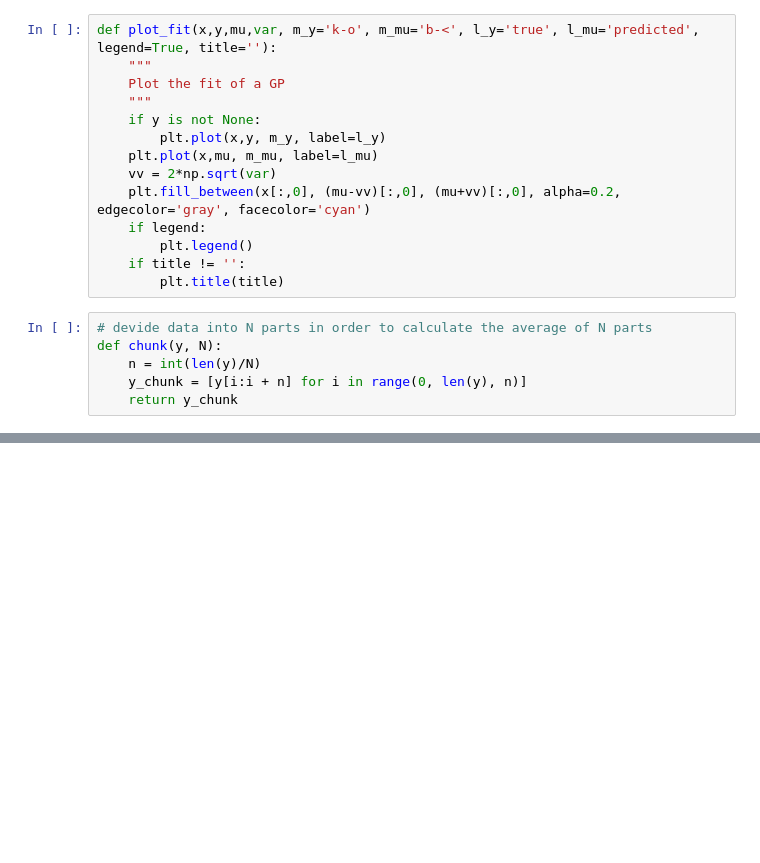
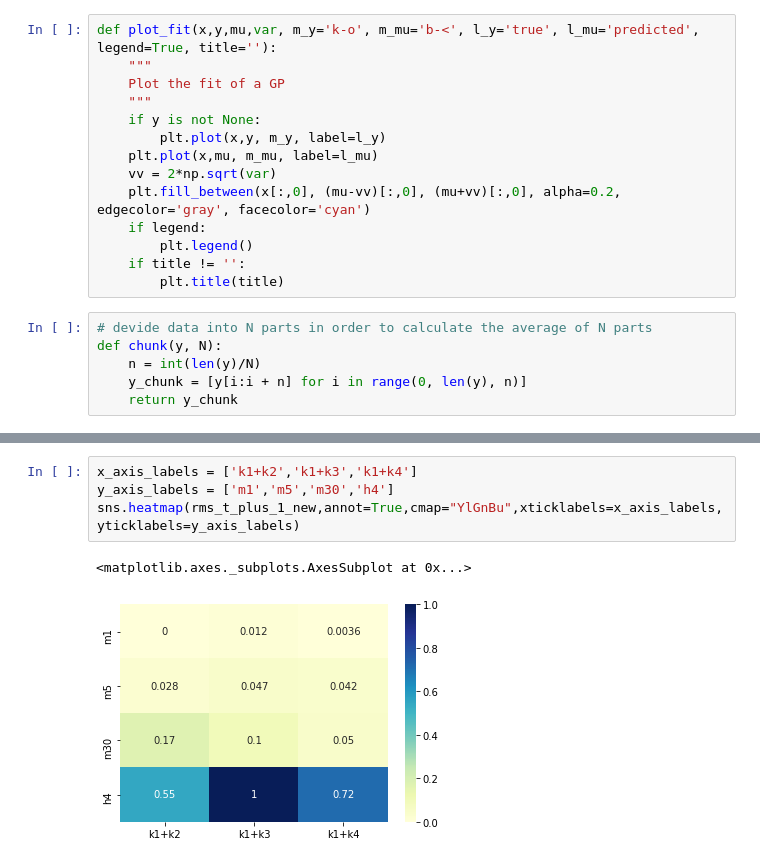
Before and after one commit to edchangy11/GP_trading, a Jupyter notebook: GP_compare_kernels.ipynb, the cells around one changed output, grey strips where cells are left out. Drawn from its saved outputs; the diff is of its cells as text; blank space fills up the shorter version.

```diff
--- a/GP_compare_kernels.ipynb
+++ b/GP_compare_kernels.ipynb
@@ -99,0 +229,7 @@ rms_t_plus_1
+# %%
+x_axis_labels = ['k1+k2','k1+k3','k1+k4']
+y_axis_labels = ['m1','m5','m30','h4']
+sns.heatmap(rms_t_plus_1_new,annot=True,cmap="YlGnBu",xticklabels=x_axis_labels, yticklabels=y_axis_labels)
+# %% [output]
+<matplotlib.axes._subplots.AxesSubplot at 0x...>
+[figure, added]
```
Also changed, not shown: parts of 10 cells of this notebook.
